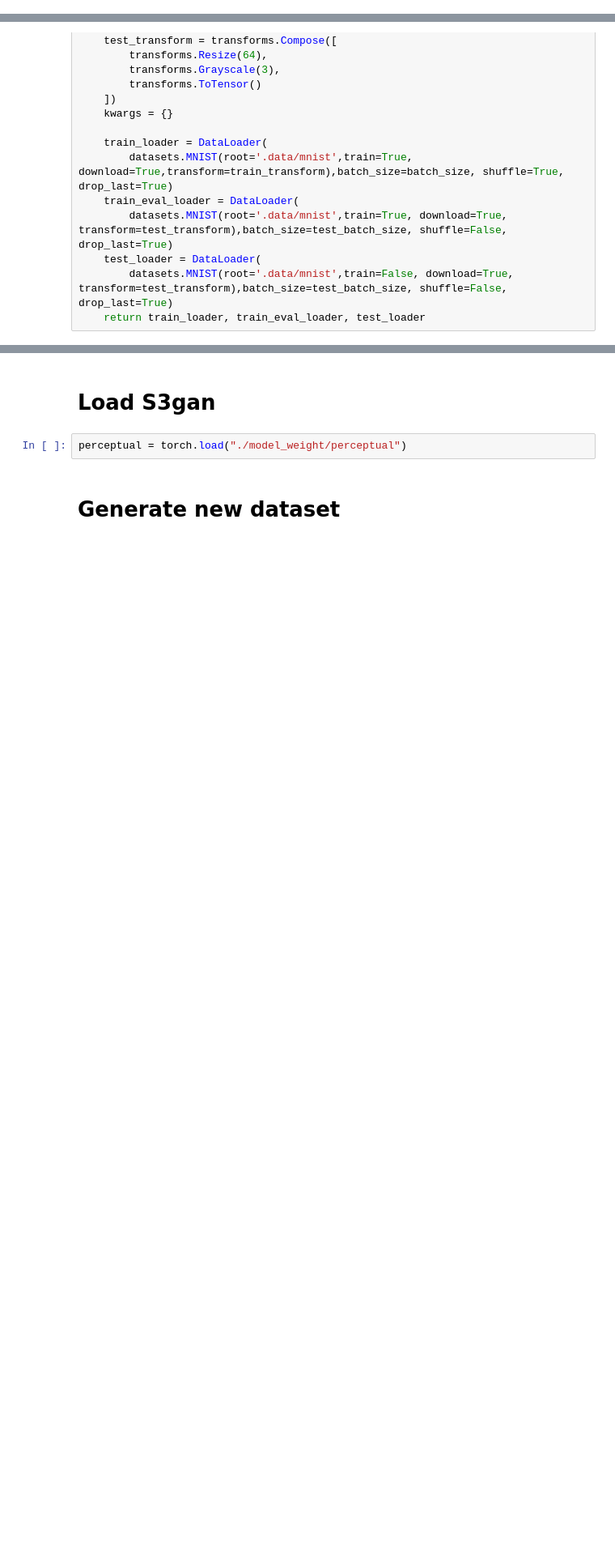
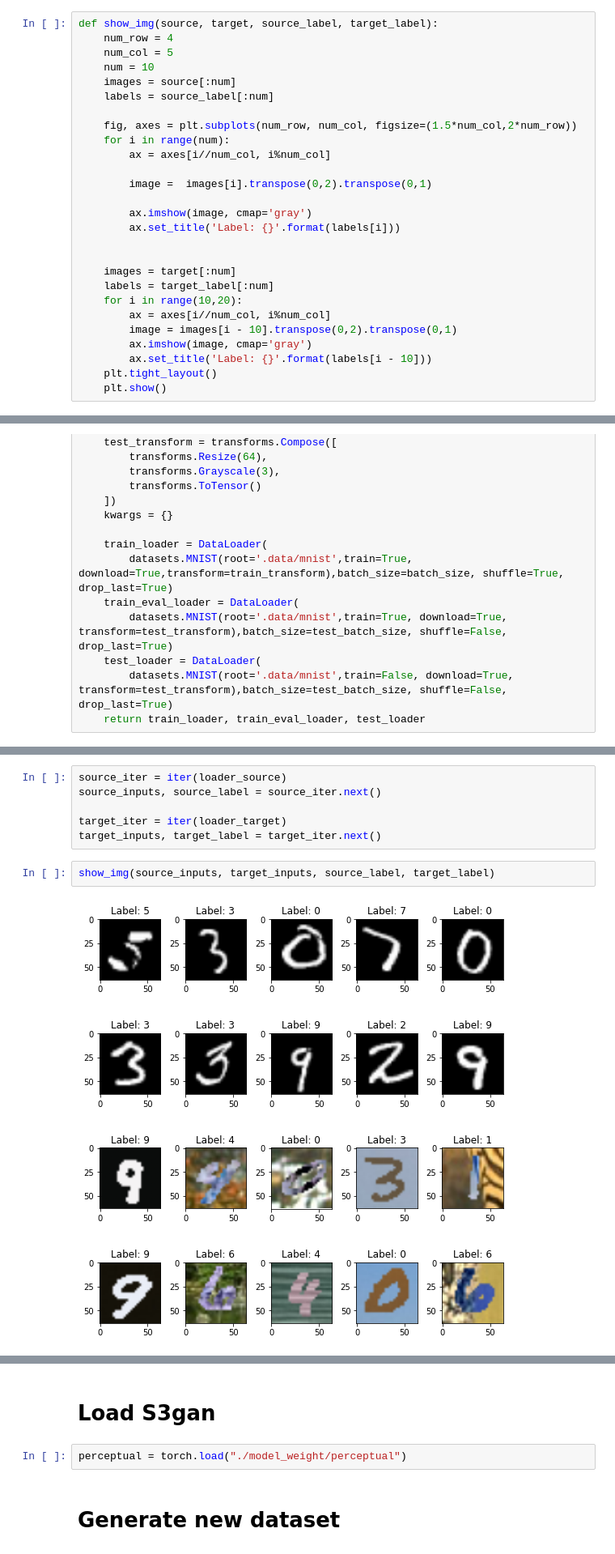
Before and after one commit to bochendong/Style-Separation-and-Synthesis-via-Generative-Adversarial-Networks, a Jupyter notebook: test.ipynb, the cells around one changed output, grey strips where cells are left out. Shown at 81% size. Cells and saved outputs as stored; diff of their text form; blank space fills up the shorter version.

```diff
--- a/test.ipynb
+++ b/test.ipynb
@@ -13,6 +18,33 @@ from torchvision import transforms, datasets
 # Data
 # %%
 device = torch.device('cuda:0' if torch.cuda.is_available() else 'cpu')
+# %%
+def show_img(source, target, source_label, target_label):
+    num_row = 4
+    num_col = 5
+    num = 10
+    images = source[:num]
+    labels = source_label[:num]
+
+    fig, axes = plt.subplots(num_row, num_col, figsize=(1.5*num_col,2*num_row))
+    for i in range(num):
+        ax = axes[i//num_col, i%num_col]
+
+        image =  images[i].transpose(0,2).transpose(0,1)
+
+        ax.imshow(image, cmap='gray')
+        ax.set_title('Label: {}'.format(labels[i]))
+
+
+    images = target[:num]
+    labels = target_label[:num]
+    for i in range(10,20):
+        ax = axes[i//num_col, i%num_col]
+        image = images[i - 10].transpose(0,2).transpose(0,1)
+        ax.imshow(image, cmap='gray')
+        ax.set_title('Label: {}'.format(labels[i - 10]))
+    plt.tight_layout()
+    plt.show()
 # %%
 def get_backgrounds():
     backgrounds = []
@@ -125,0 +156,10 @@ loader_target, mnistm_eval_loader,mnistm_test_loader = get_mnistm_loaders(batch_
+# %%
+source_iter = iter(loader_source)
+source_inputs, source_label = source_iter.next()
+
+target_iter = iter(loader_target)
+target_inputs, target_label = target_iter.next()
+# %%
+show_img(source_inputs, target_inputs, source_label, target_label)
+# %% [output]
+[figure, added]
```
Also changed, not shown: parts of 24 cells of this notebook.
